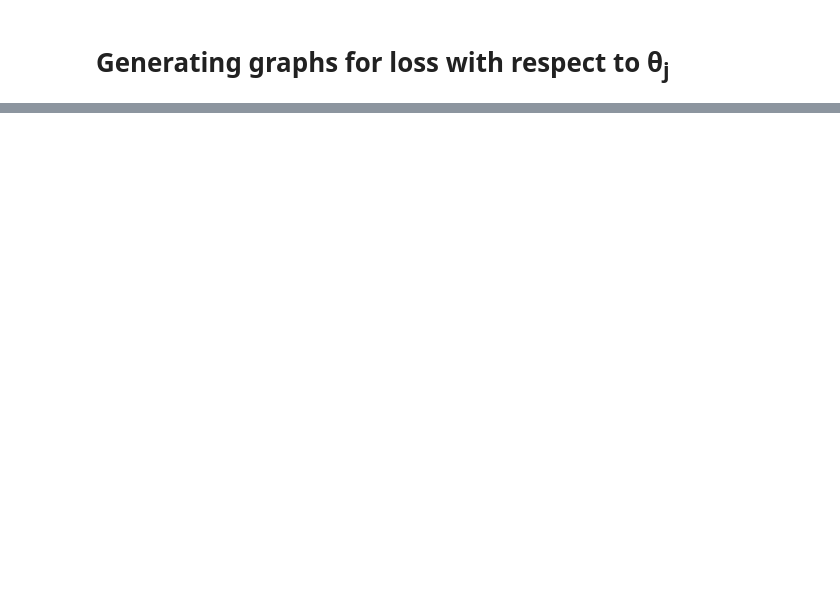
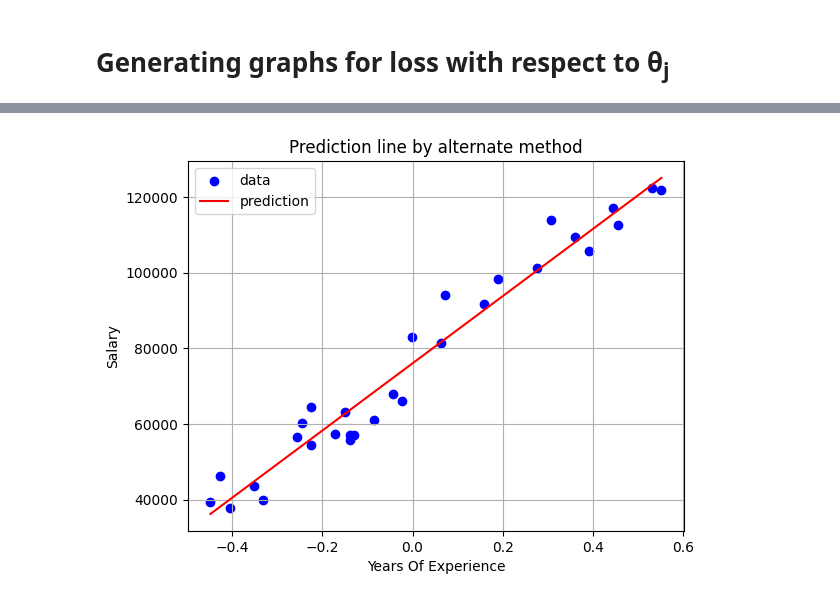
Before and after one commit to tkC0ding/LinearRegression, a Jupyter notebook: Linear_Regression.ipynb, the cells around one changed output, grey strips where cells are left out. Drawn from its saved outputs; the diff is of its cells as text; code cells hidden in the pictures; blank space fills up the shorter version.

```diff
--- a/Linear_Regression.ipynb
+++ b/Linear_Regression.ipynb
@@ -188,0 +189,18 @@ fig.show()
+# %%
+y_p = []
+for i in X:
+    y_p.append(model.predict(i))
+X_p = list(X.values)
+# %%
+fig, ax = plt.subplots(1,1)
+ax.scatter(X, Y, color='blue', label='data')
+ax.plot(X_p, y_p, color='red', label='prediction')
+ax.set_xlabel('Years Of Experience')
+ax.set_ylabel('Salary')
+ax.set_title('Prediction line by alternate method')
+ax.grid(True)
+ax.legend()
+
+fig.show()
+# %% [output]
+[figure, added]
```
Also changed, not shown: parts of 3 cells of this notebook, 3 other files.
